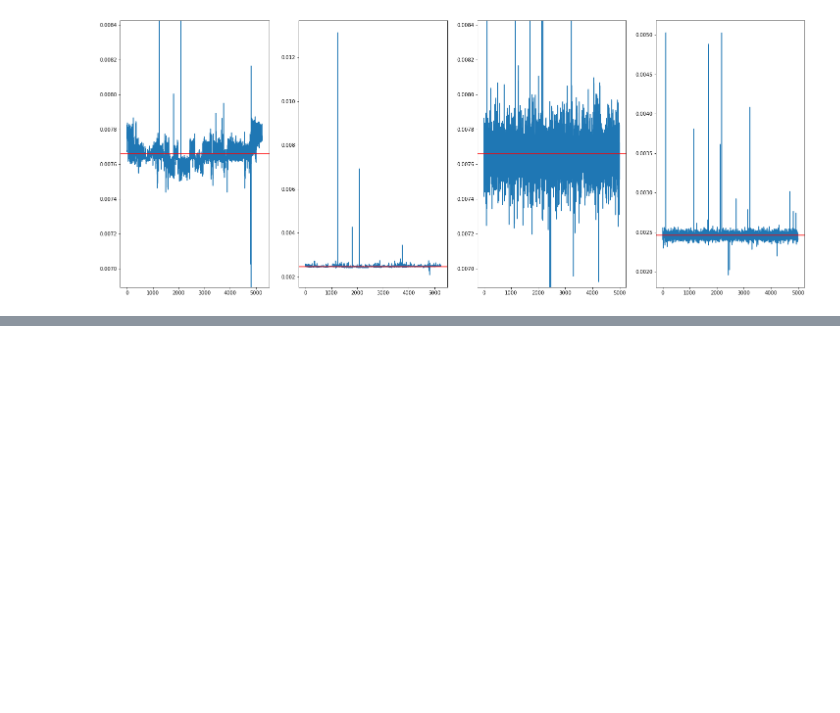
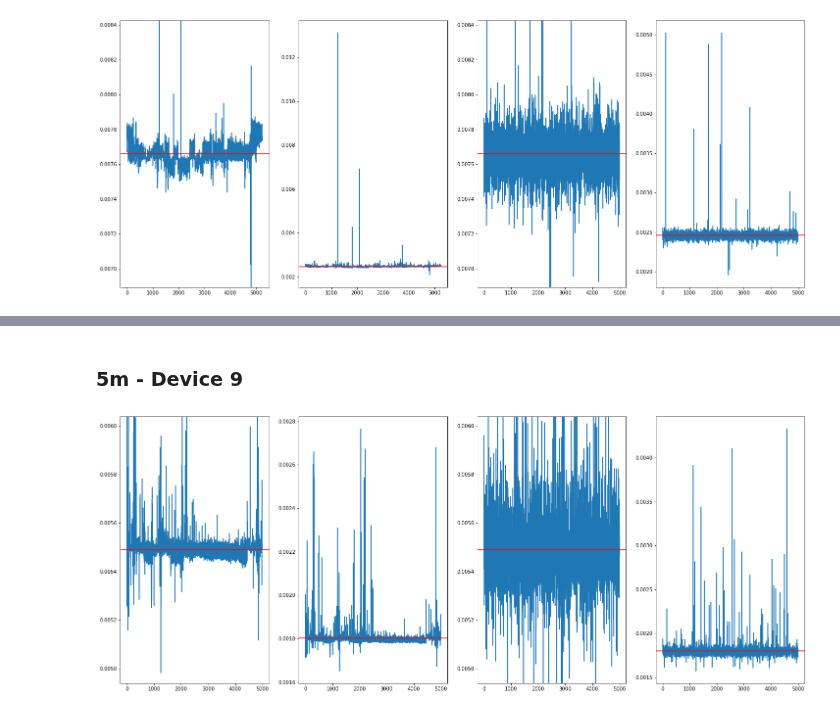
Before and after one commit to axelzedigh/MasterThesisResults, a Jupyter notebook: notebooks/Trace_visualization.ipynb, the cells around one changed output, grey strips where cells are left out. Saved outputs shown, nothing was run; the diff lists cells and outputs as text; code cells hidden in the pictures; blank space fills up the shorter version.

```diff
--- a/notebooks/Trace_visualization.ipynb
+++ b/notebooks/Trace_visualization.ipynb
@@ -92,0 +113,6 @@ plot_traces__width("Wang_2021", "office_corridor", 15, 10)
+# %% [markdown]
+### 5m - Device 9
+# %%
+plot_traces__width("Zedigh_2021", "office_corridor", 5, 9)
+# %% [output]
+[figure, added]
```
Also changed, not shown: parts of 10 cells of this notebook, 3 other files.
